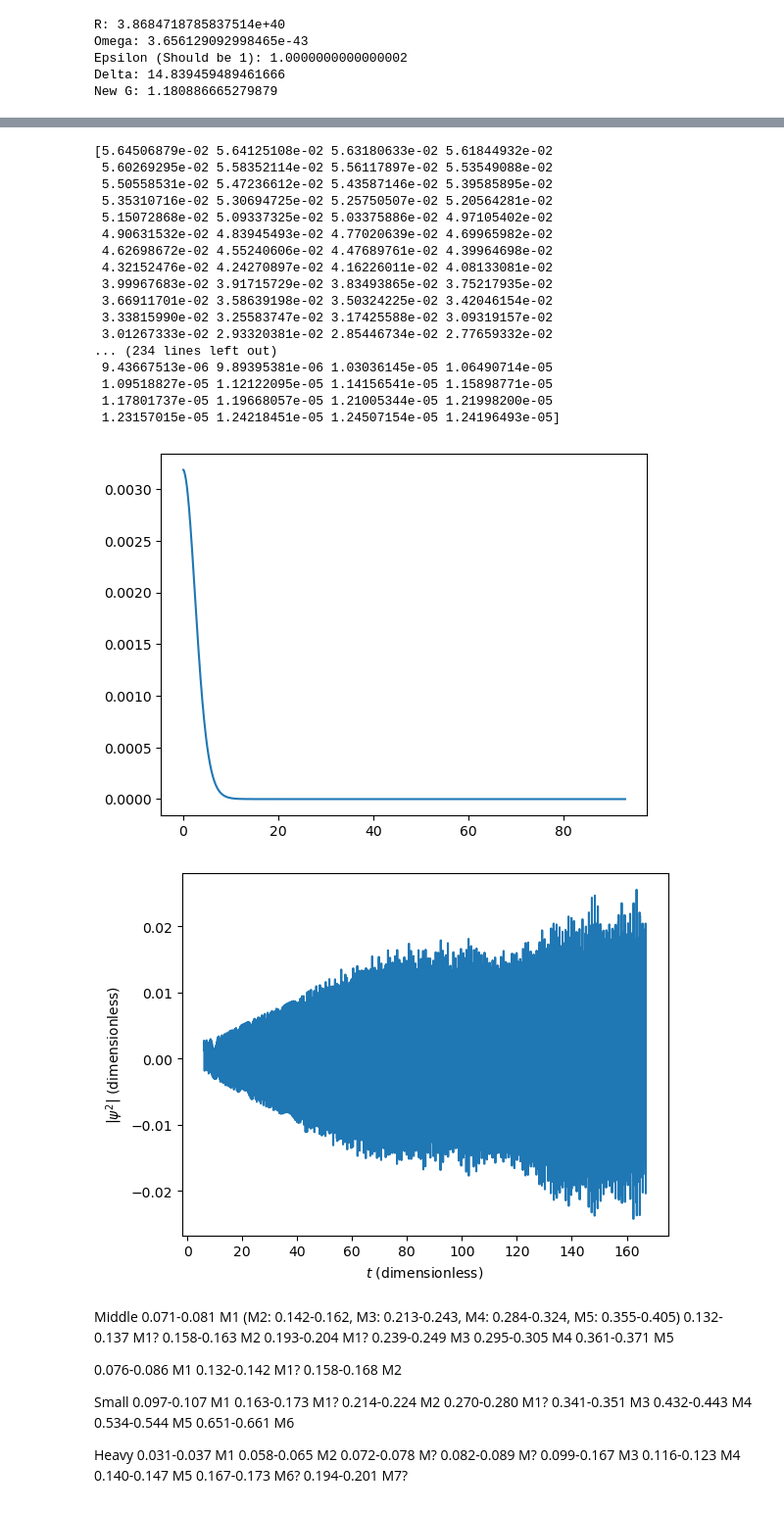
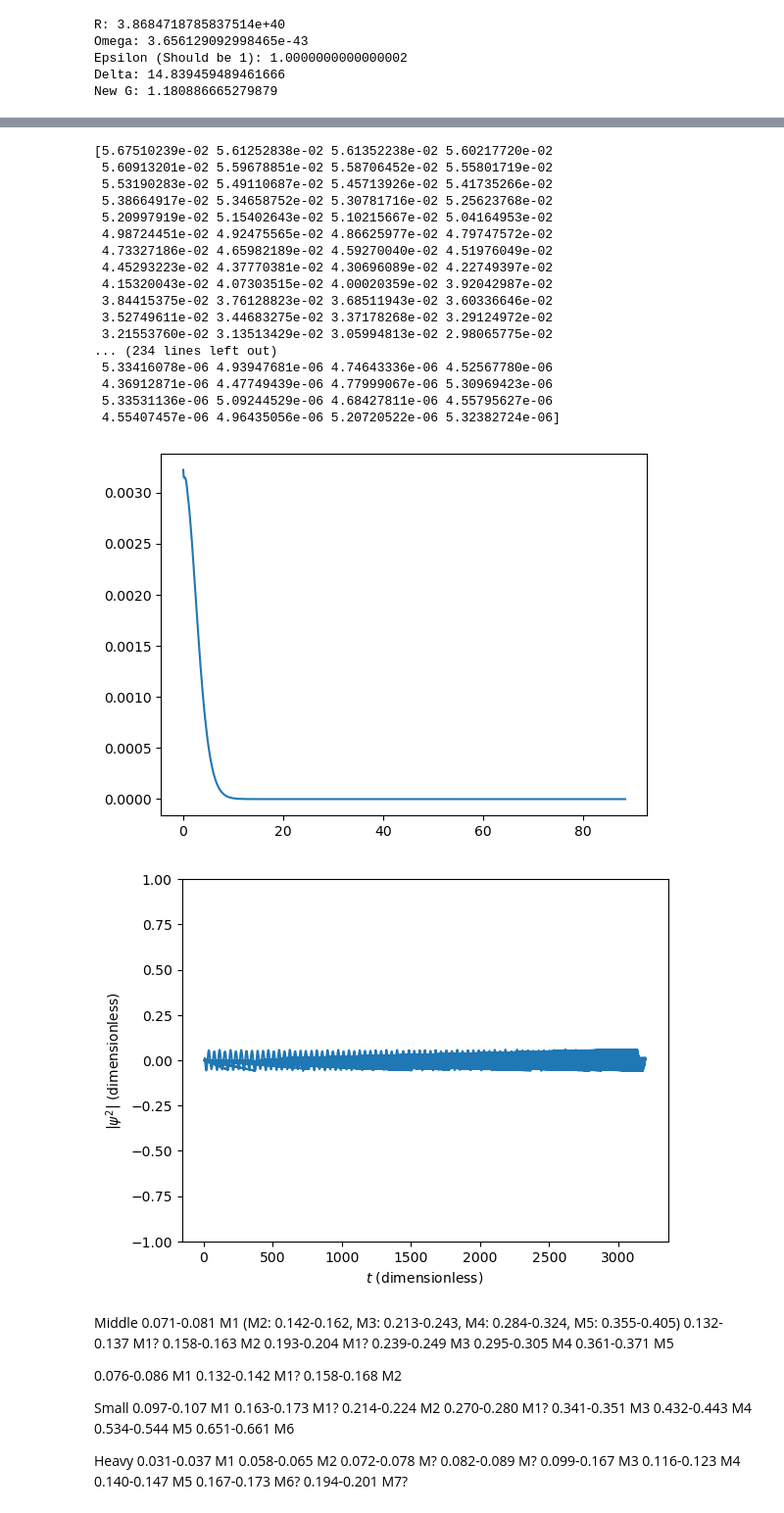
Before and after one commit to bkklee/BosonStar, a Jupyter notebook: Crank-Nicolson_v5.ipynb, the cells around one changed output, grey strips where cells are left out. Shown at 98% size. Drawn from its saved outputs; the diff is of its cells as text; code cells hidden in the pictures.

```diff
--- a/Crank-Nicolson_v5.ipynb
+++ b/Crank-Nicolson_v5.ipynb
@@ -16,7 +16,7 @@ totalMassInCU = 0.1
 #dtInCU = 1000.0
 #bigT = 100000
 dtInCU = 2500.0
-bigT = 2000
+bigT = 40000
 # %%
 bosonStar = outputProfile(massInCU, aInCU, totalMassInCU)
 x = bosonStar["x"]
@@ -153,18 +153,18 @@ setupQ()
 setupV2Grav()
 setupU1U2()
 
+currentT = 0.0
 hello = []
 hello2 = []
-hello3 = []
-hello4 = []
 ts = []
+cfls = []
 oldGM = GM
 newGM = GM*1.2
 for t in range(bigT):
     #Pertubation
-    if(t*dt<6.0):
+    if(currentT<6.0):
         GM = newGM
-    if(t*dt>=6.0):
+    if(currentT>=6.0):
         GM = oldGM
 
     setupQ()
@@ -172,9 +172,12 @@ for t in range(bigT):
     setupU1U2()
     psi = np.linalg.solve(U2, np.dot(U1,psi))
 
-    print(t, t*dt, np.absolute(psi[0])/x[0])
+    print(t, currentT, dt, np.absolute(psi[0])/x[0])
+
+    currentT = currentT + dt
+    dt = min(0.08, 0.1*dx/abs((np.angle(psi[1])-np.angle(psi[0]))/(dx*Ra)/m/Ra/omegaA))
+
     if(GM == oldGM):
-
         def findMass():
             for i in range(size):
                 if(i != 0):
@@ -183,11 +186,10 @@ for t in range(bigT):
                         return i
             return size-1
 
-        hello4.append(np.angle(psi[1]))
-        hello3.append(np.angle(psi[0]))
+        cfls.append((np.array(psi[1])-np.array(psi[0]))/(dx*Ra)/m/Ra/omegaA*dt/dx)
         hello2.append(findMass())
         hello.append(np.absolute(psi[0])*np.absolute(psi[0])/x[0]/x[0])
-        ts.append(t*dt)
+        ts.append(currentT)
 
     if t%100 == 0:
         plt.plot(x, np.absolute(psi)*np.absolute(psi)/x/x)
@@ -271,31 +302,33 @@ for i in range(len(freq)-1):
 plt.plot(x, np.absolute(psi)*np.absolute(psi)/x/x)
 print(np.absolute(psi)/x)
 # %% [output]
-[5.64506879e-02 5.64125108e-02 5.63180633e-02 5.61844932e-02
- 5.60269295e-02 5.58352114e-02 5.56117897e-02 5.53549088e-02
- 5.50558531e-02 5.47236612e-02 5.43587146e-02 5.39585895e-02
- 5.35310716e-02 5.30694725e-02 5.25750507e-02 5.20564281e-02
- 5.15072868e-02 5.09337325e-02 5.03375886e-02 4.97105402e-02
- 4.90631532e-02 4.83945493e-02 4.77020639e-02 4.69965982e-02
- 4.62698672e-02 4.55240606e-02 4.47689761e-02 4.39964698e-02
- 4.32152476e-02 4.24270897e-02 4.16226011e-02 4.08133081e-02
- 3.99967683e-02 3.91715729e-02 3.83493865e-02 3.75217935e-02
- 3.66911701e-02 3.58639198e-02 3.50324225e-02 3.42046154e-02
- 3.33815990e-02 3.25583747e-02 3.17425588e-02 3.09319157e-02
- 3.01267333e-02 2.93320381e-02 2.85446734e-02 2.77659332e-02
+[5.67510239e-02 5.61252838e-02 5.61352238e-02 5.60217720e-02
+ 5.60913201e-02 5.59678851e-02 5.58706452e-02 5.55801719e-02
+ 5.53190283e-02 5.49110687e-02 5.45713926e-02 5.41735266e-02
+ 5.38664917e-02 5.34658752e-02 5.30781716e-02 5.25623768e-02
+ 5.20997919e-02 5.15402643e-02 5.10215667e-02 5.04164953e-02
+ 4.98724451e-02 4.92475565e-02 4.86625977e-02 4.79747572e-02
+ 4.73327186e-02 4.65982189e-02 4.59270040e-02 4.51976049e-02
+ 4.45293223e-02 4.37770381e-02 4.30696089e-02 4.22749397e-02
+ 4.15320043e-02 4.07303515e-02 4.00020359e-02 3.92042987e-02
+ 3.84415375e-02 3.76128823e-02 3.68511943e-02 3.60336646e-02
+ 3.52749611e-02 3.44683275e-02 3.37178268e-02 3.29124972e-02
+ 3.21553760e-02 3.13513429e-02 3.05994813e-02 2.98065775e-02
 ... (234 lines left out)
- 9.43667513e-06 9.89395381e-06 1.03036145e-05 1.06490714e-05
- 1.09518827e-05 1.12122095e-05 1.14156541e-05 1.15898771e-05
- 1.17801737e-05 1.19668057e-05 1.21005344e-05 1.21998200e-05
- 1.23157015e-05 1.24218451e-05 1.24507154e-05 1.24196493e-05]
+ 5.33416078e-06 4.93947681e-06 4.74643336e-06 4.52567780e-06
+ 4.36912871e-06 4.47749439e-06 4.77999067e-06 5.30969423e-06
+ 5.33531136e-06 5.09244529e-06 4.68427811e-06 4.55795627e-06
+ 4.55407457e-06 4.96435056e-06 5.20720522e-06 5.32382724e-06]
-[figure, old version]
+[figure, new version]
 # %%
-plt.plot(ts, (np.array(hello4)-np.array(hello3))/(dx*Ra)/m/Ra/omegaA*dt/dx)
+#plt.plot(ts, (np.array(hello4)-np.array(hello3))/(dx*Ra)/m/Ra/omegaA*dt/dx)
+plt.plot(ts, cfls)
 plt.xlabel(r"$t$ (dimensionless)")
 plt.ylabel(r"$\left | \psi^2 \right |$ (dimensionless)")
+plt.ylim(-1.0,1.0)
 plt.show()
 # %% [output]
-[figure, old version]
+[figure, new version]
 # %% [markdown]
 Middle
 0.071-0.081			M1 (M2: 0.142-0.162, M3: 0.213-0.243, M4: 0.284-0.324, M5: 0.355-0.405)
```
Also changed, not shown: parts of 9 cells of this notebook.
